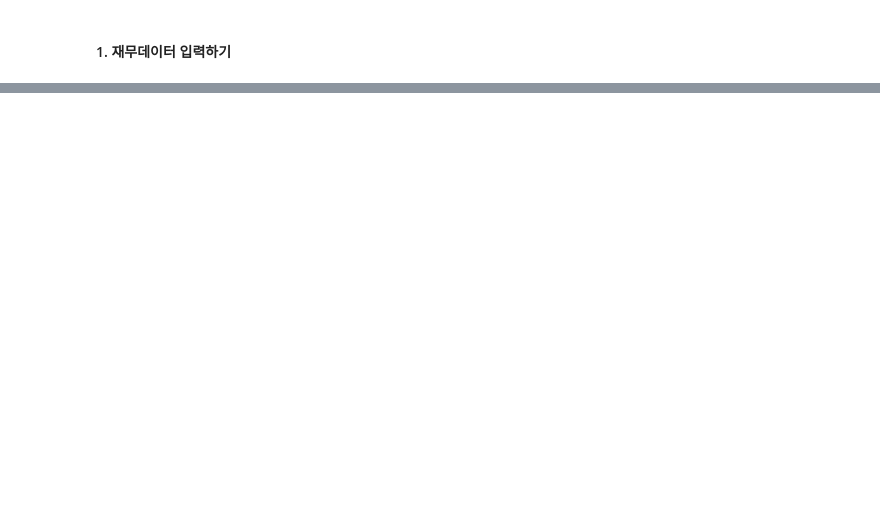
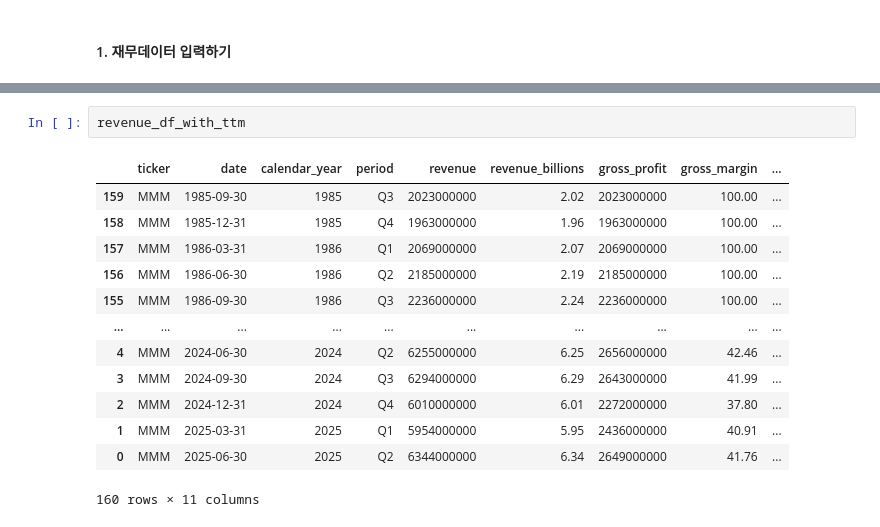
Before and after one commit to stox74/stock_forecast, a Jupyter notebook: US_Market/valuation/valuation_model_v4.ipynb, the cells around one changed output, grey strips where cells are left out. Cells and saved outputs as stored; diff of their text form; blank space fills up the shorter version.

```diff
--- a/US_Market/valuation/valuation_model_v4.ipynb
+++ b/US_Market/valuation/valuation_model_v4.ipynb
@@ -498,0 +755,16 @@ df
+# %%
+revenue_df_with_ttm
+# %% [output]
+|  | ticker | date | calendar_year | period | revenue | revenue_billions | gross_profit | gross_margin | ... |
+| 159 | MMM | 1985-09-30 | 1985 | Q3 | 2023000000 | 2.02 | 2023000000 | 100.00 | ... |
+| 158 | MMM | 1985-12-31 | 1985 | Q4 | 1963000000 | 1.96 | 1963000000 | 100.00 | ... |
+| 157 | MMM | 1986-03-31 | 1986 | Q1 | 2069000000 | 2.07 | 2069000000 | 100.00 | ... |
+| 156 | MMM | 1986-06-30 | 1986 | Q2 | 2185000000 | 2.19 | 2185000000 | 100.00 | ... |
+| 155 | MMM | 1986-09-30 | 1986 | Q3 | 2236000000 | 2.24 | 2236000000 | 100.00 | ... |
+| ... | ... | ... | ... | ... | ... | ... | ... | ... | ... |
+| 4 | MMM | 2024-06-30 | 2024 | Q2 | 6255000000 | 6.25 | 2656000000 | 42.46 | ... |
+| 3 | MMM | 2024-09-30 | 2024 | Q3 | 6294000000 | 6.29 | 2643000000 | 41.99 | ... |
+| 2 | MMM | 2024-12-31 | 2024 | Q4 | 6010000000 | 6.01 | 2272000000 | 37.80 | ... |
+| 1 | MMM | 2025-03-31 | 2025 | Q1 | 5954000000 | 5.95 | 2436000000 | 40.91 | ... |
+| 0 | MMM | 2025-06-30 | 2025 | Q2 | 6344000000 | 6.34 | 2649000000 | 41.76 | ... |
+160 rows × 11 columns
```
Also changed, not shown: parts of 15 cells of this notebook, 1 other file.
